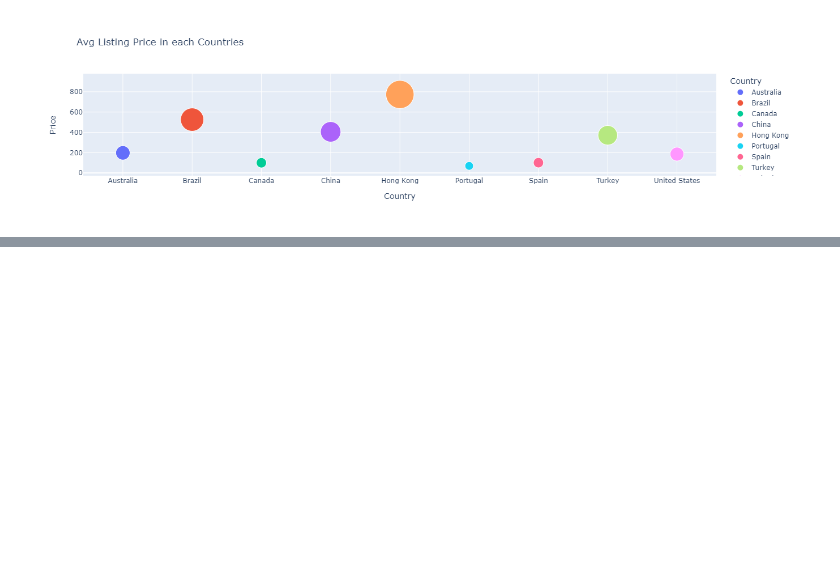
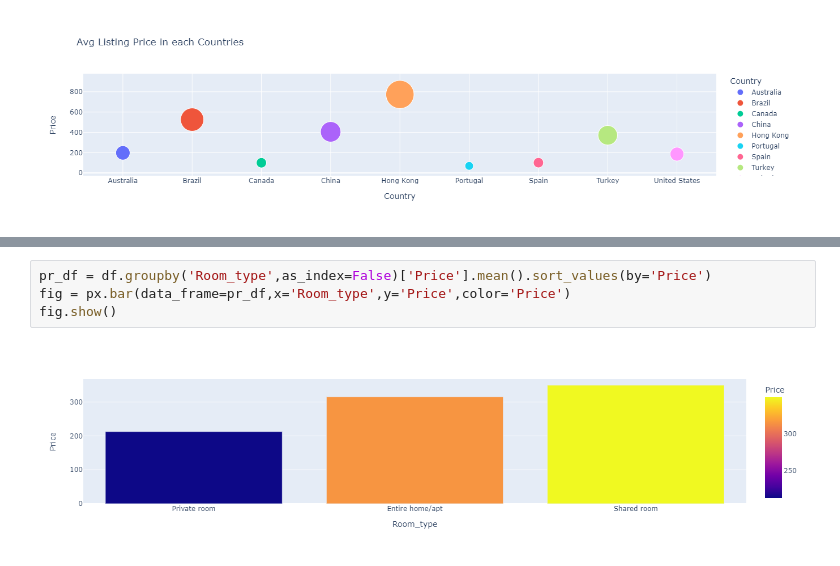
Before and after one commit to IamJafar/Airbnb_Analysis, a Jupyter notebook: Airbnb_Analysis.ipynb, the cells around one changed output, grey strips where cells are left out. Drawn from its saved outputs; the diff is of its cells as text; blank space fills up the shorter version.

```diff
--- a/Airbnb_Analysis.ipynb
+++ b/Airbnb_Analysis.ipynb
@@ -226,0 +233,6 @@ fig.show()
+# %%
+pr_df = df.groupby('Room_type',as_index=False)['Price'].mean().sort_values(by='Price')
+fig = px.bar(data_frame=pr_df,x='Room_type',y='Price',color='Price')
+fig.show()
+# %% [output]
+[figure, added]
```
Also changed, not shown: parts of 1 cell of this notebook.
